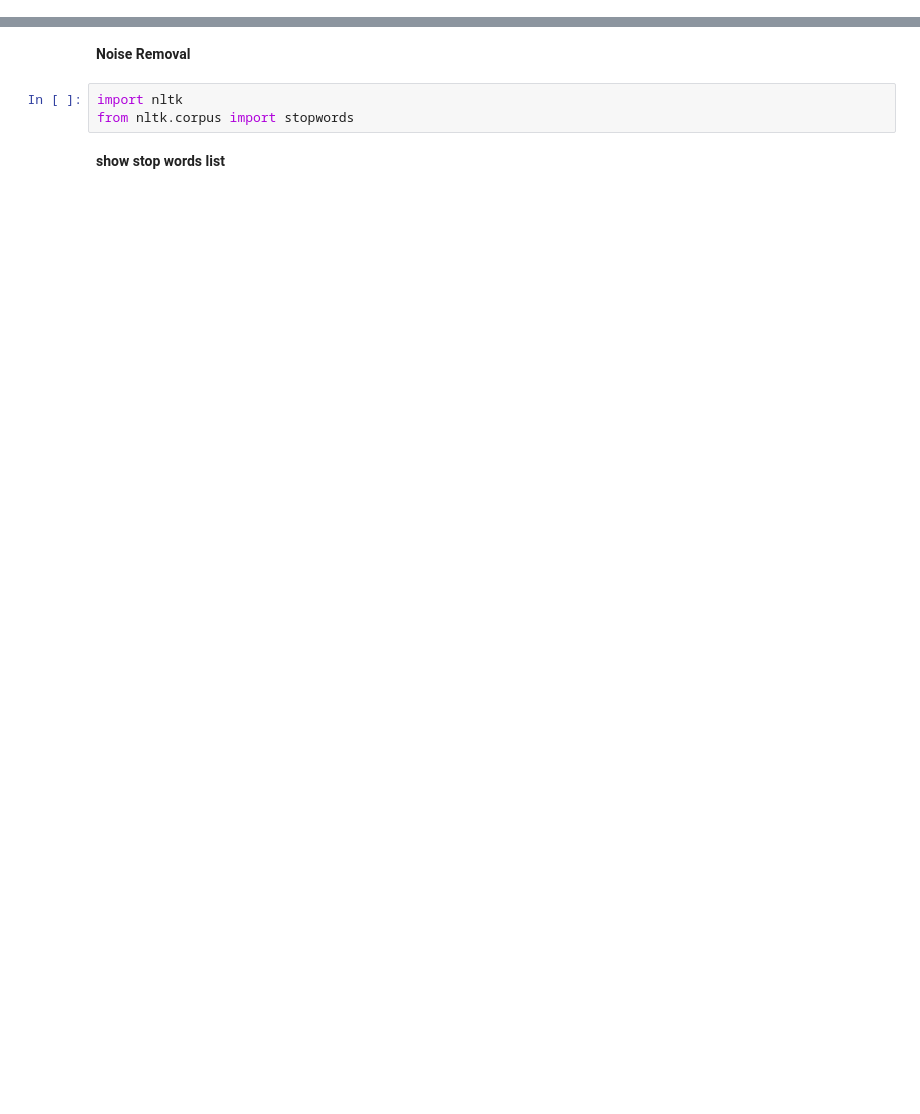
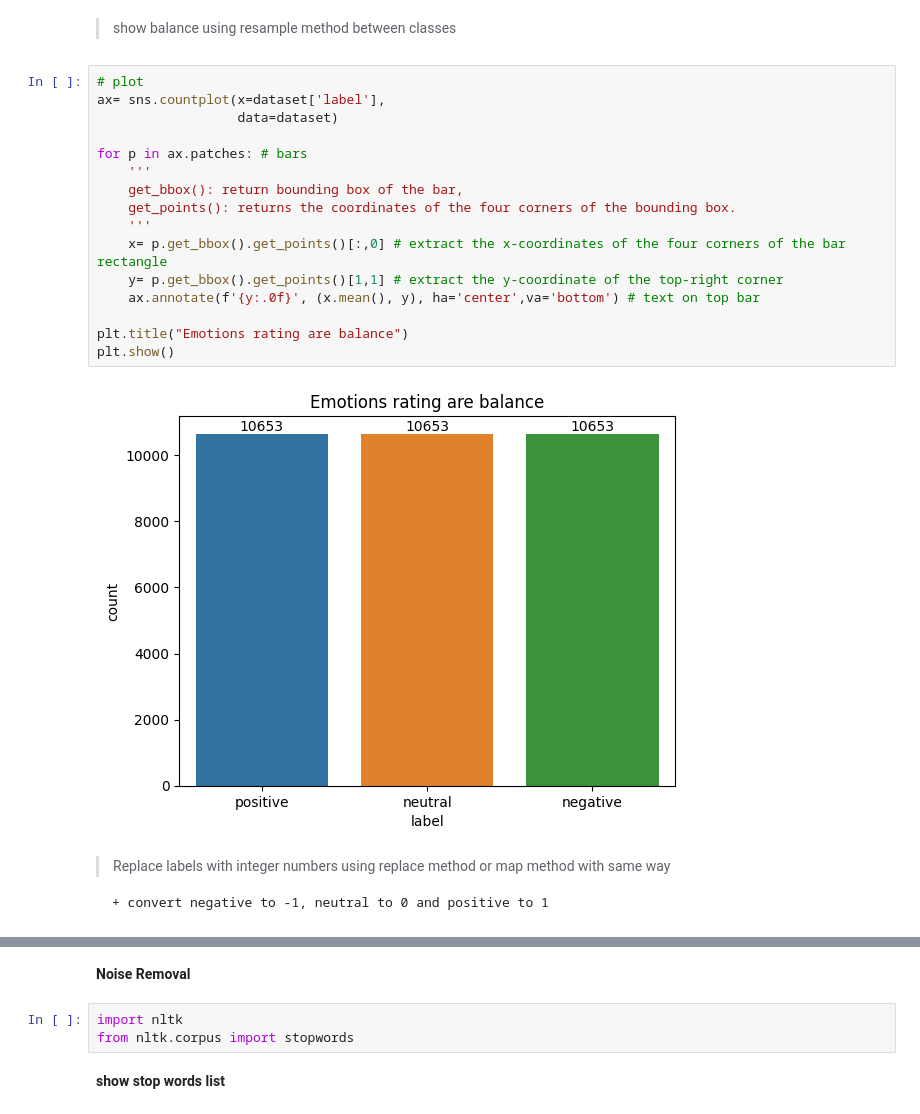
Before and after one commit to elsayedelmandoh/sentiment_analysis_NLP, a Jupyter notebook: main.ipynb, the cells around one changed output, grey strips where cells are left out. Saved outputs shown, nothing was run; the diff lists cells and outputs as text; blank space fills up the shorter version.

```diff
--- a/main.ipynb
+++ b/main.ipynb
@@ -290,0 +222,24 @@ dataset_test.head()
+# %% [markdown]
+> show balance using resample method between classes
+# %%
+# plot
+ax= sns.countplot(x=dataset['label'],
+                  data=dataset)
+
+for p in ax.patches: # bars
+    '''
+    get_bbox(): return bounding box of the bar,
+    get_points(): returns the coordinates of the four corners of the bounding box.
+    '''
+    x= p.get_bbox().get_points()[:,0] # extract the x-coordinates of the four corners of the bar rectangle
+    y= p.get_bbox().get_points()[1,1] # extract the y-coordinate of the top-right corner
+    ax.annotate(f'{y:.0f}', (x.mean(), y), ha='center',va='bottom') # text on top bar
+
+plt.title("Emotions rating are balance")
+plt.show()
+# %% [output]
+[figure, added]
+# %% [markdown]
+> Replace labels with integer numbers using replace method or map method with same way
+
+    + convert negative to -1, neutral to 0 and positive to 1
```
Also changed, not shown: parts of 149 cells of this notebook.
